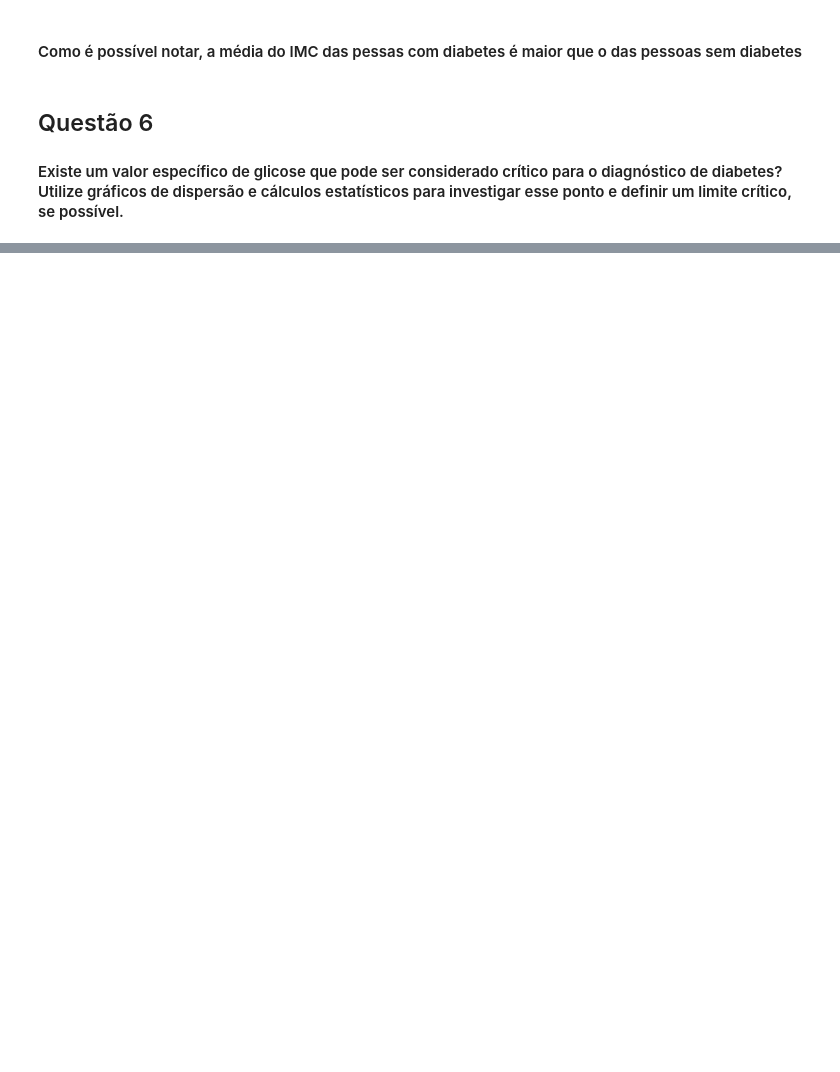
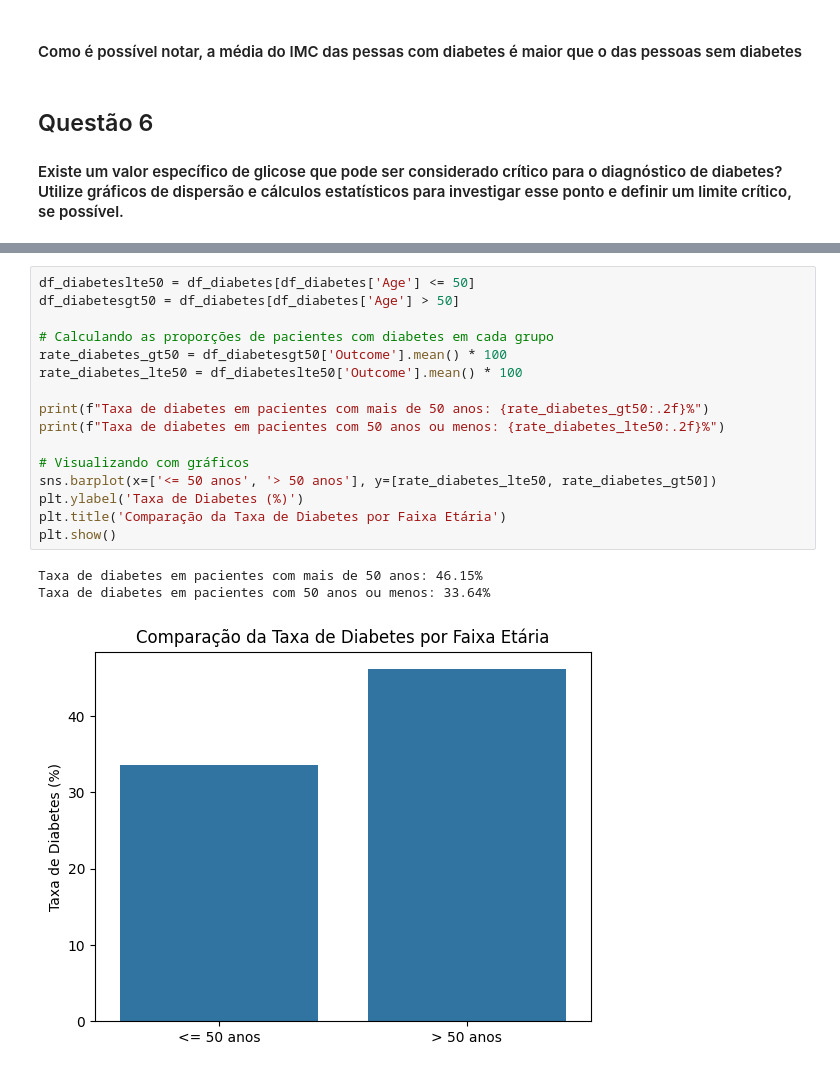
Before and after one commit to lucasdbr05/cis_ieee, a Jupyter notebook: main.ipynb, the cells around one changed output, grey strips where cells are left out. Saved outputs shown, nothing was run; the diff lists cells and outputs as text; blank space fills up the shorter version.

```diff
--- a/main.ipynb
+++ b/main.ipynb
@@ -80,0 +218,20 @@ sns.scatterplot(data = df_diabetes, x = "Outcome", y= "Glucose")
+# %%
+df_diabeteslte50 = df_diabetes[df_diabetes['Age'] <= 50]
+df_diabetesgt50 = df_diabetes[df_diabetes['Age'] > 50]
+
+# Calculando as proporções de pacientes com diabetes em cada grupo
+rate_diabetes_gt50 = df_diabetesgt50['Outcome'].mean() * 100
+rate_diabetes_lte50 = df_diabeteslte50['Outcome'].mean() * 100
+
+print(f"Taxa de diabetes em pacientes com mais de 50 anos: {rate_diabetes_gt50:.2f}%")
+print(f"Taxa de diabetes em pacientes com 50 anos ou menos: {rate_diabetes_lte50:.2f}%")
+
+# Visualizando com gráficos
+sns.barplot(x=['<= 50 anos', '> 50 anos'], y=[rate_diabetes_lte50, rate_diabetes_gt50])
+plt.ylabel('Taxa de Diabetes (%)')
+plt.title('Comparação da Taxa de Diabetes por Faixa Etária')
+plt.show()
+# %% [output]
+Taxa de diabetes em pacientes com mais de 50 anos: 46.15%
+Taxa de diabetes em pacientes com 50 anos ou menos: 33.64%
+[figure, added]
```
Also changed, not shown: parts of 41 cells of this notebook.
